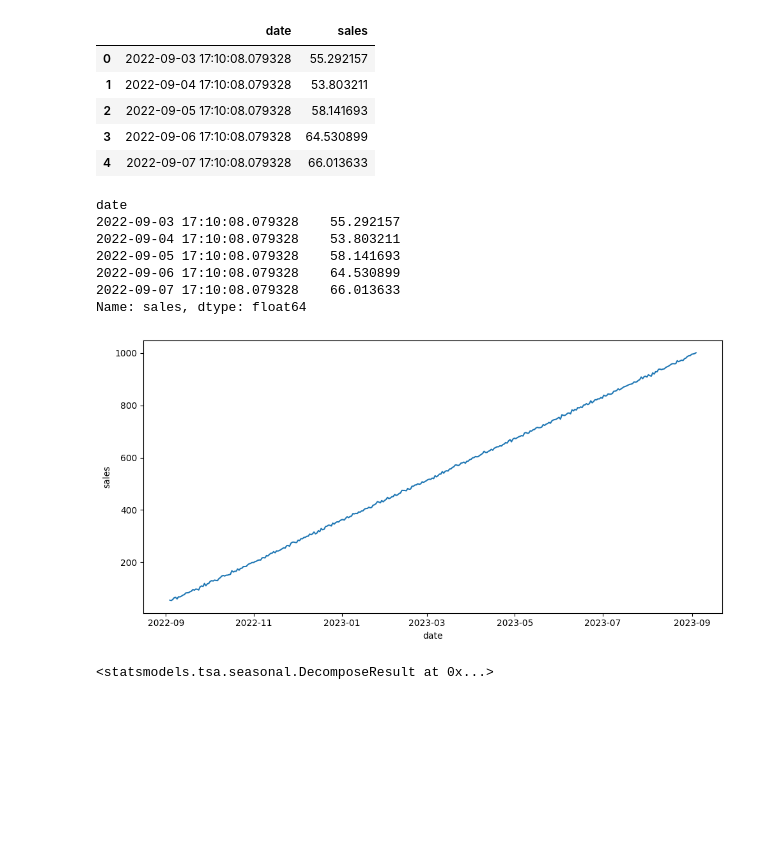
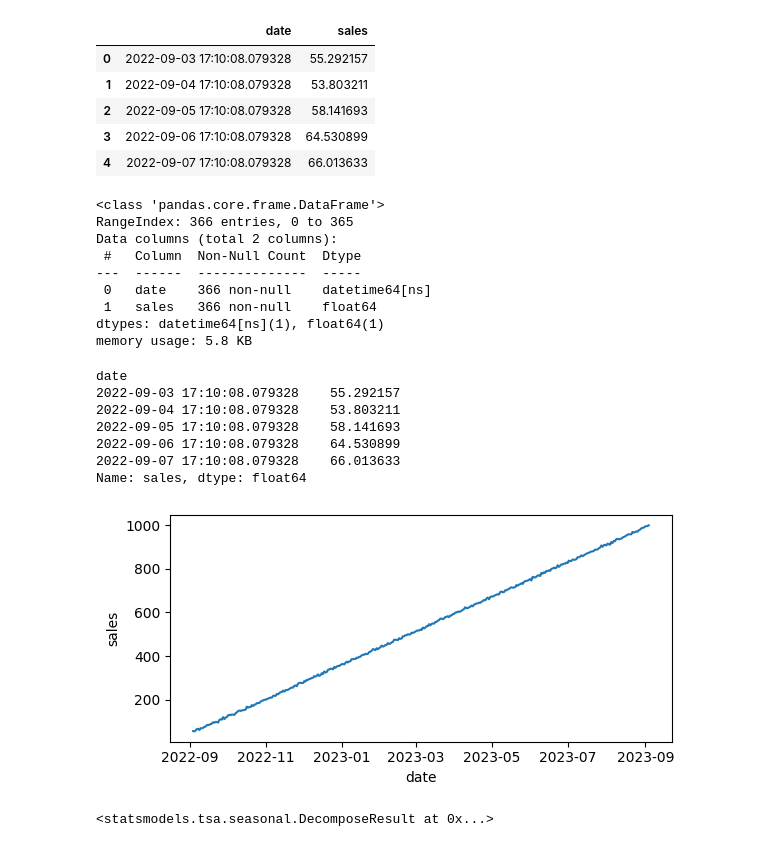
Before and after one commit to josedrosales/Time-Series, a Jupyter notebook: src/time_series.ipynb, the cells around one changed output. Cells and saved outputs as stored; diff of their text form; code cells hidden in the pictures; blank space fills up the shorter version.

```diff
--- a/src/time_series.ipynb
+++ b/src/time_series.ipynb
@@ -34,6 +34,18 @@ dataset.head()
 | 2 | 2022-09-05 17:10:08.079328 | 58.141693 |
 | 3 | 2022-09-06 17:10:08.079328 | 64.530899 |
 | 4 | 2022-09-07 17:10:08.079328 | 66.013633 |
+# %%
+dataset.info()
+# %% [output]
+<class 'pandas.core.frame.DataFrame'>
+RangeIndex: 366 entries, 0 to 365
+Data columns (total 2 columns):
+ #   Column  Non-Null Count  Dtype
+---  ------  --------------  -----
+ 0   date    366 non-null    datetime64[ns]
+ 1   sales   366 non-null    float64
+dtypes: datetime64[ns](1), float64(1)
+memory usage: 5.8 KB
 # %%
 dataset.set_index("date", inplace = True)
 ts = dataset['sales']
@@ -49,16 +61,16 @@ Name: sales, dtype: float64
 # %%
 import matplotlib.pyplot as plt
 import seaborn as sns
 
-plt.figure(figsize = (10, 5))
+plt.figure(figsize = (6, 3))
 
 sns.lineplot(data = ts)
 
 plt.tight_layout()
 
 plt.show()
 # %% [output]
-[figure, old version]
+[figure, new version]
 # %%
 from statsmodels.tsa.seasonal import seasonal_decompose
 
```
Also changed, not shown: parts of 10 cells of this notebook.
